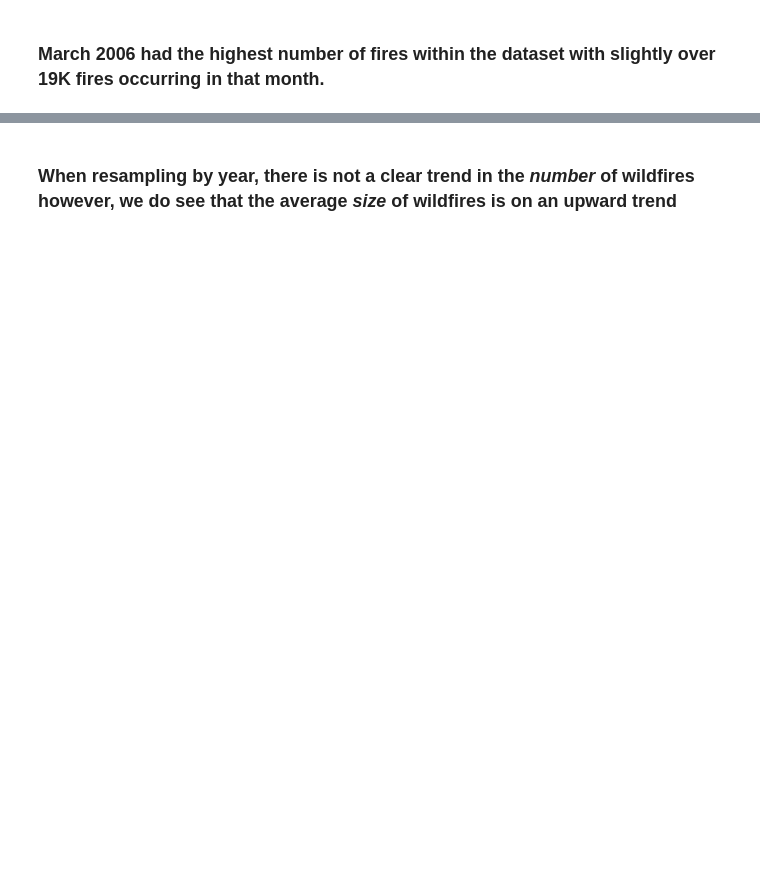
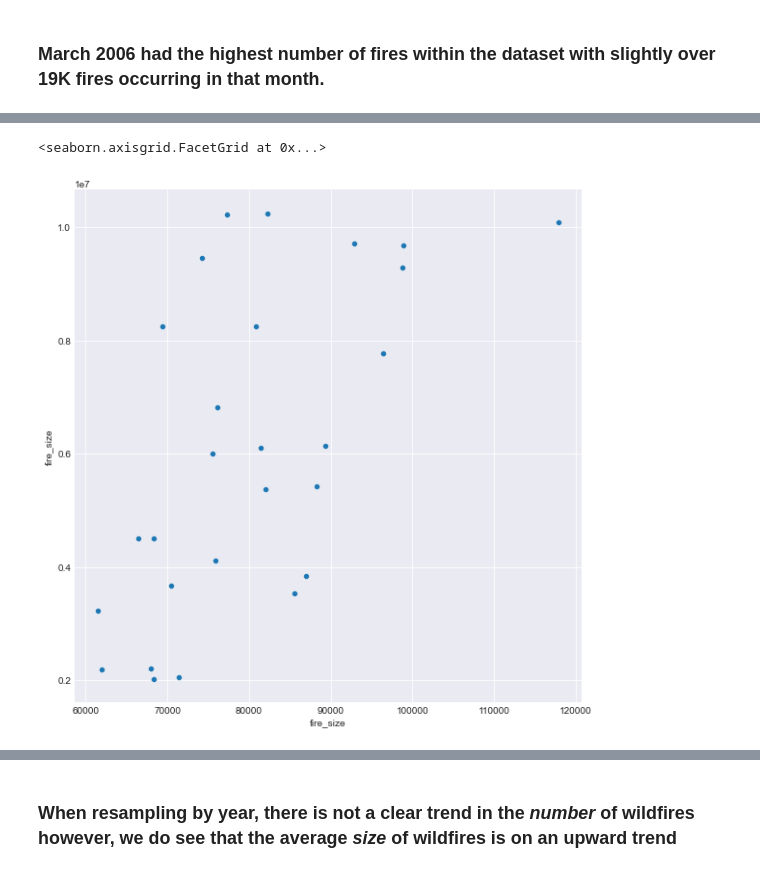
Before and after one commit to Dames-Researching-Flames/Sound-the-Alarm, a Jupyter notebook: Individual Works/lori_explore.ipynb, the cells around one changed output, grey strips where cells are left out. Cells and saved outputs as stored; diff of their text form; code cells hidden in the pictures; blank space fills up the shorter version.

```diff
--- a/Individual Works/lori_explore.ipynb
+++ b/Individual Works/lori_explore.ipynb
@@ -149,0 +390,6 @@ df.resample('Y').fire_size.mean().plot()
+# %%
+# plot trend of fire count by year
+sns.relplot(x=df.groupby('year').fire_size.count(), y=df.groupby('year').fire_size.sum(), data=df, height=8, markers='x')
+# %% [output]
+<seaborn.axisgrid.FacetGrid at 0x...>
+[figure, added]
```
Also changed, not shown: parts of 88 cells of this notebook.
